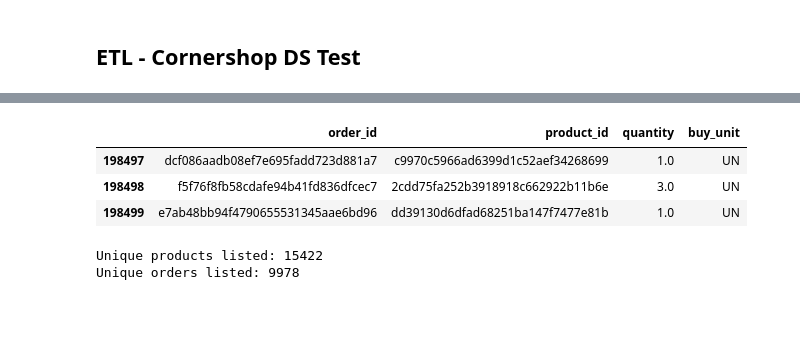
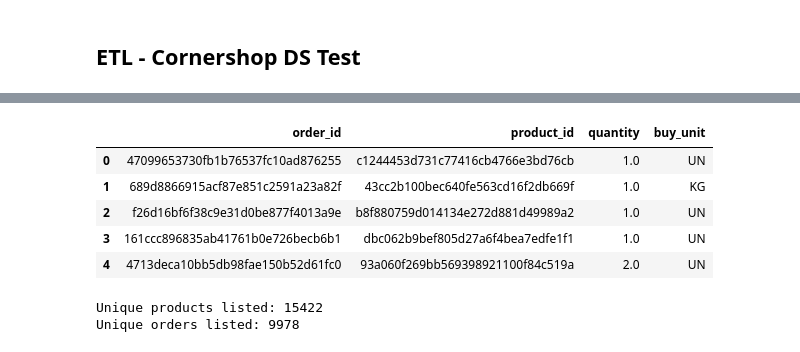
Before and after one commit to tiagottmoraes/CS-s-Data-Science-Example, a Jupyter notebook: ETL.ipynb, the cells around one changed output, grey strips where cells are left out. Drawn from its saved outputs; the diff is of its cells as text; code cells hidden in the pictures; blank space fills up the shorter version.

```diff
--- a/ETL.ipynb
+++ b/ETL.ipynb
@@ -19,13 +19,15 @@ import sys
 # %%
 ## Order_products
 filename_ordprod = "https://raw.githubusercontent.com/tiagottmoraes/CS-s-Data-Science-Test/main/data/order_products.csv"
 df_ordprod = pd.read_csv(filename_ordprod)
-df_ordprod.tail(3)
+df_ordprod.head()
 # %% [output]
 |  | order_id | product_id | quantity | buy_unit |
-| 198497 | dcf086aadb08ef7e695fadd723d881a7 | c9970c5966ad6399d1c52aef34268699 | 1.0 | UN |
-| 198498 | f5f76f8fb58cdafe94b41fd836dfcec7 | 2cdd75fa252b3918918c662922b11b6e | 3.0 | UN |
-| 198499 | e7ab48bb94f4790655531345aae6bd96 | dd39130d6dfad68251ba147f7477e81b | 1.0 | UN |
+| 0 | 47099653730fb1b76537fc10ad876255 | c1244453d731c77416cb4766e3bd76cb | 1.0 | UN |
+| 1 | 689d8866915acf87e851c2591a23a82f | 43cc2b100bec640fe563cd16f2db669f | 1.0 | KG |
+| 2 | f26d16bf6f38c9e31d0be877f4013a9e | b8f880759d014134e272d881d49989a2 | 1.0 | UN |
+| 3 | 161ccc896835ab41761b0e726becb6b1 | dbc062b9bef805d27a6f4bea7edfe1f1 | 1.0 | UN |
+| 4 | 4713deca10bb5db98fae150b52d61fc0 | 93a060f269bb569398921100f84c519a | 2.0 | UN |
 # %%
 print('Unique products listed:', df_ordprod['product_id'].nunique(),'\n'
       'Unique orders listed:', df_ordprod['order_id'].nunique())
```
Also changed, not shown: parts of 22 cells of this notebook.
